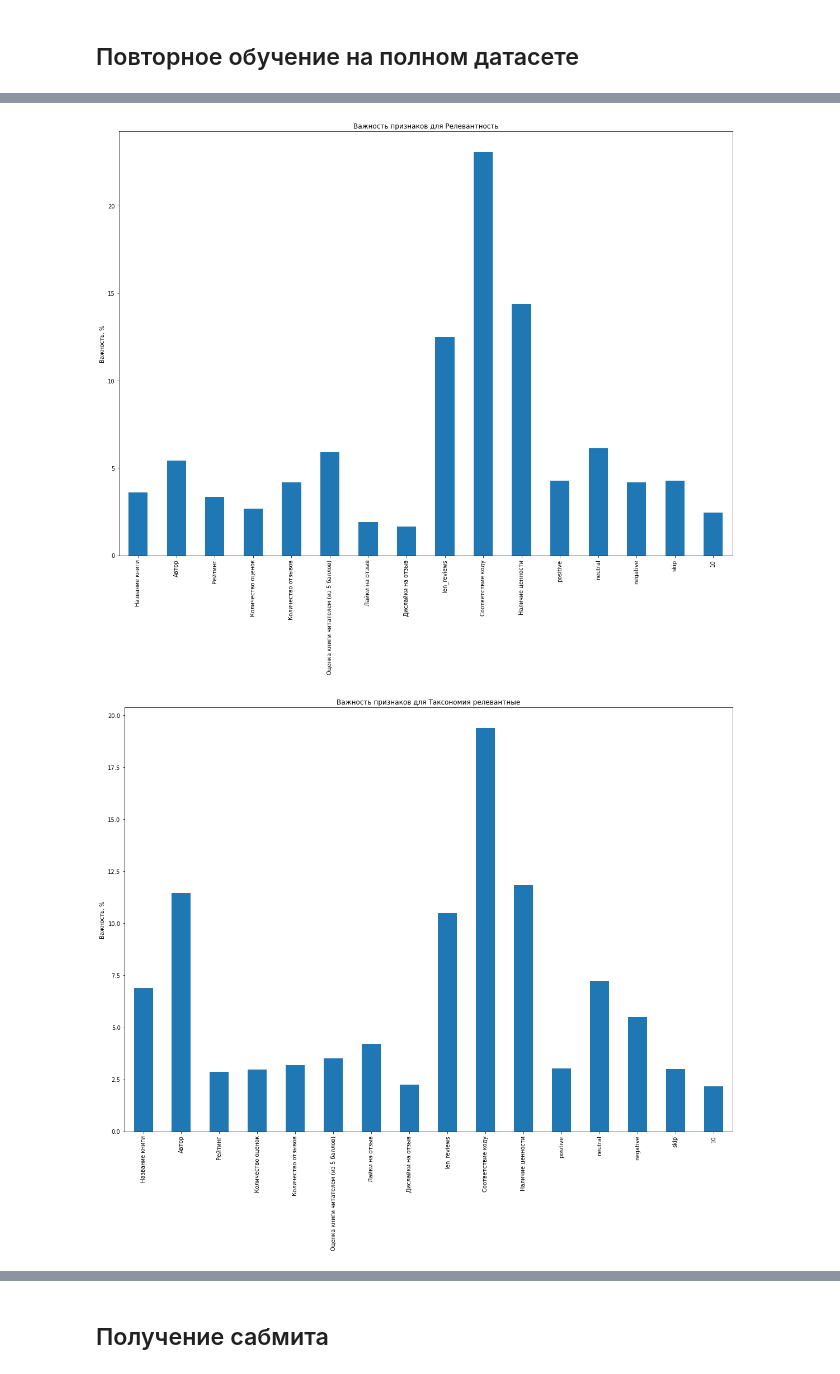
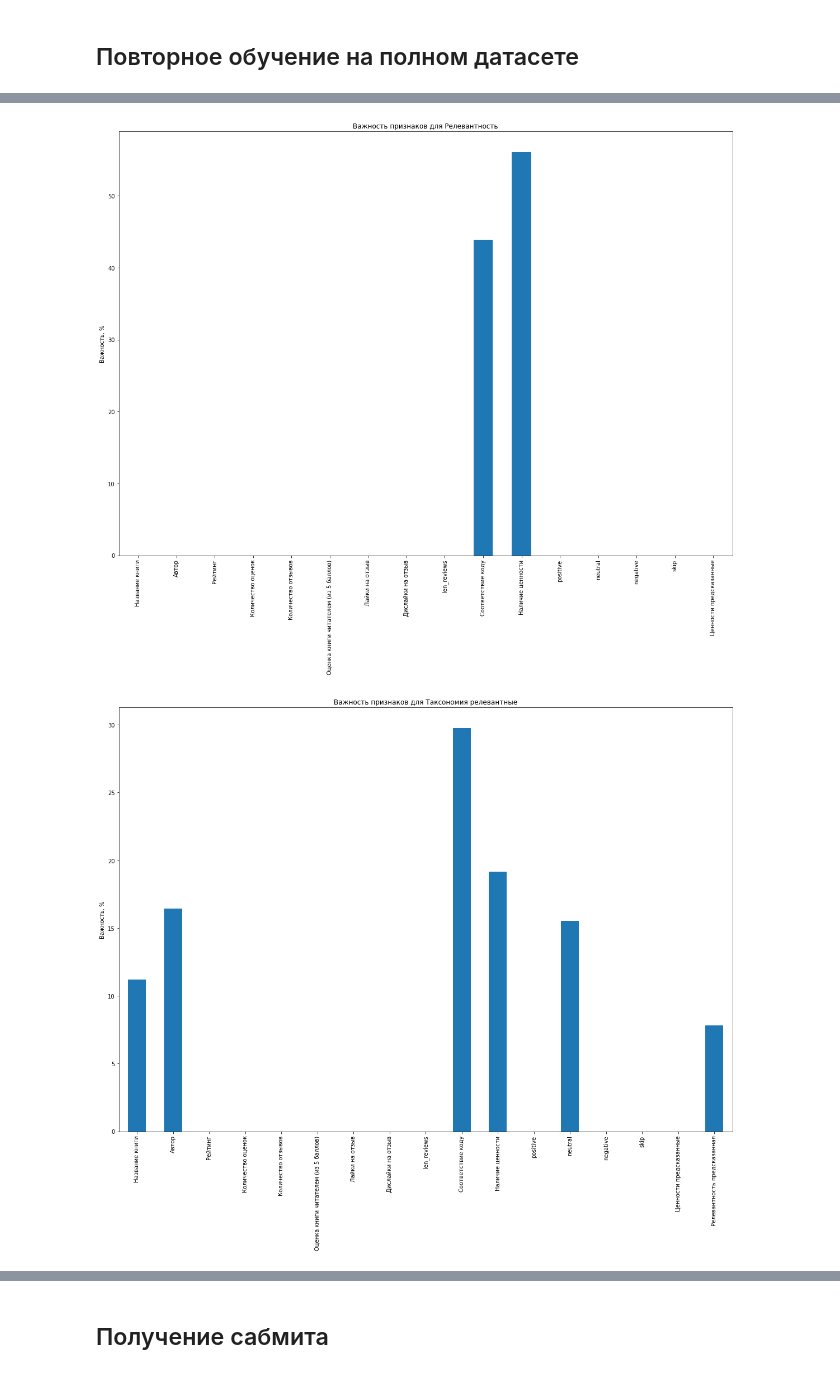
Before and after one commit to Value1965/CulturalCode, a Jupyter notebook: Культурный_baseline.ipynb, the cells around one changed output, grey strips where cells are left out. Cells and saved outputs as stored; diff of their text form; code cells hidden in the pictures.

```diff
--- a/Культурный_baseline.ipynb
+++ b/Культурный_baseline.ipynb
@@ -191,7 +149,7 @@ ch.shape
 # %% [output]
 (300,)
 # %%
-putin='жизнь,достоинство, права и свободы человека, патриотизм, гражданственность,служение Отечеству и ответственность за его судьбу, высокие нравственные идеалы, крепкая семья, созидательный труд, приоритет духовного над материальным, гуманизм, милосердие, справедливость, коллективизм,взаимопомощь и взаимоуважение, историческая память и преемственность поколений, единство народов России'
+#'жизнь,достоинство, права и свободы человека, патриотизм, гражданственность,служение Отечеству и ответственность за его судьбу, высокие нравственные идеалы, крепкая семья, созидательный труд, приоритет духовного над материальным, гуманизм, милосердие, справедливость, коллективизм,взаимопомощь и взаимоуважение, историческая память и преемственность поколений, единство народов России'
 culturalCode = 'жизнь человек,достоинство человек, право человек,свобода человек,патриотизм, гражданственность,служение отечество,ответственность судьба отечество,высокий нравственный идеал, крепкий семья, созидательный труд,приоритет духовное материальное, гуманизм, милосердие, справедливость, коллективизм,взаимопомощь, взаимоуважение, исторический память , преемственность поколение, единство народ Россия'
 culturalList = culturalCode.split(',')
 
@@ -201,7 +159,7 @@ valueLengthList=[]
 for wc in culturalList:
   wc=wc.lower()
   e=zero_word
-  print(wc)
+  #print(wc)
   wcl=wc.strip().split(' ')
   for w in wcl:
     p = morph.parse(w)[0]
@@ -211,3 +169,4 @@ for wc in culturalList:
   valueLengthList.append(len(wcl))
 sumCulturalEmbedding=np.sum(culturalEmbeddingList, axis=0)
 sumCulturalEmbedding.shape
+avgCulturalEmbedding=sumCulturalEmbedding/len(culturalEmbeddingList)
@@ -270,7 +210,7 @@ def get_value(s):
 
 def get_culturalcode(s):
   e=sentence_embedding(s)
-  p_e=sumCulturalEmbedding
+  p_e=avgCulturalEmbedding
   return cosine_similarity(e.reshape(1,-1),p_e.reshape(1,-1))[0][0]
 # %%
 def add_features(df):
@@ -690,8 +624,8 @@ Recall score: 0.6454979173329678
 ## Повторное обучение на полном датасете
 # %%
 from sklearn.model_selection import GridSearchCV
-parameters_v={'depth':[10]}
-parameters={'depth':[6]}
+parameters_v={'depth':[5,6,7,10]}
+parameters={'depth':[5,6,7,10]}
 # %%
 def model_fit(model,X,Y,param,targetname):
 
@@ -703,8 +637,8 @@ def model_fit(model,X,Y,param,targetname):
 
   print(cv.best_score_)
 
-  for key in cv.cv_results_.keys():
-    print(key,cv.cv_results_[key][cv.best_index_])
+  #for key in cv.cv_results_.keys():
+  #  print(key,cv.cv_results_[key][cv.best_index_])
 
   cv_imp = pd.Series(best_model.get_feature_importance(),X.columns)
   fig, ax = plt.subplots(figsize=(16,14))
@@ -725,21 +679,24 @@ y_train_tr = y_train['Таксономия релевантные']
 y_train_tnr = y_train['Таксономия не релевантные']
 y_train_l = y_train['Длина отзыва']
 
-clf_v = CatBoostClassifier(random_state=0,auto_class_weights='Balanced', cat_features=cat_cols, verbose = False ,boosting_type='Ordered') #,ignored_features=[2,3,4,5,6,7,14]
+clf_v = CatBoostClassifier(random_state=0,auto_class_weights='Balanced', cat_features=cat_cols, boosting_type='Ordered', verbose = False ,ignored_features=[0,1,2,3,4,5,6,7,8,11,12,13,14]) #,ignored_features=[0,2,3,4,5,6,7,11,12,13,14],ignored_features=[1,2,3,4,5,6,7,11,12,13,14]
 cv_v=model_fit(clf_v, X_train, y_train_v , parameters_v, 'Ценности')
 
 X_train_v=X_train.copy()
-X_train_v[10]=y_train_v
+X_train_v.insert(15,"Ценности предсказанные",y_train_v)
 
-clf_r = CatBoostClassifier(random_state=0,auto_class_weights='Balanced', cat_features=cat_cols, verbose = False,boosting_type='Ordered')
+clf_r = CatBoostClassifier(random_state=0,auto_class_weights='Balanced', cat_features=cat_cols, boosting_type='Ordered', verbose = False,ignored_features=[0,1,2,3,4,5,6,7,8,11,12,13,14,15])  #,ignored_features=[0]
 cv_r = model_fit(clf_r, X_train_v, y_train_r , parameters, 'Релевантность')
 
-clf_tr = CatBoostClassifier(random_state=0,auto_class_weights='Balanced', cat_features=cat_cols, verbose = False,boosting_type='Ordered')
-cv_tr = model_fit(clf_tr, X_train_v, y_train_tr , parameters, 'Таксономия релевантные')
+X_train_r=X_train_v.copy()
+X_train_r.insert(16,"Релевантность предсказанная",y_train_r)
 
-clf_tnr = CatBoostClassifier(random_state=0,auto_class_weights='Balanced', cat_features=cat_cols, verbose = False,boosting_type='Ordered' ,ignored_features=[2,3,4,5,6,7,13,14])
-cv_tnr=model_fit(clf_tnr, X_train_v, y_train_tnr , parameters, 'Таксономия не релевантные')
+clf_tr = CatBoostClassifier(random_state=0,auto_class_weights='Balanced', cat_features=cat_cols, boosting_type='Ordered', verbose = False,ignored_features=[2,3,4,5,6,7,8,11,13,14,15]) # ,ignored_features=[0]
+cv_tr = model_fit(clf_tr, X_train_r, y_train_tr , parameters, 'Таксономия релевантные')
 
-clf_l = CatBoostClassifier(random_state=0,auto_class_weights='Balanced', cat_features=cat_cols, verbose = False,boosting_type='Ordered')
-cv_l = model_fit(clf_l, X_train_v, y_train_l , parameters,'Длина отзыва')
+clf_tnr = CatBoostClassifier(random_state=0,auto_class_weights='Balanced', cat_features=cat_cols, boosting_type='Ordered', verbose = False ,ignored_features=[2,3,4,5,6,7,10,11,12,15,16]) # ,ignored_features=[0,2,3,4,5,6,7,13,14]
+cv_tnr=model_fit(clf_tnr, X_train_r, y_train_tnr , parameters, 'Таксономия не релевантные')
+
+clf_l = CatBoostClassifier(random_state=0,auto_class_weights='Balanced', cat_features=cat_cols, boosting_type='Ordered', verbose = False ,ignored_features=[0,1,2,3,4,5,7,10,11,12,13,14,15,16]) # ,ignored_features=[0] ,ignored_features=[0,2,3,4,5,6,7,11,13,14]
+cv_l = model_fit(clf_l, X_train_r, y_train_l , parameters,'Длина отзыва')
 # %% [output]
@@ -764,2 +714,2 @@ std_train_score 0.003498501225365072
-[figure, old version]
+[figure, new version]
-[figure, old version]
+[figure, new version]
```
Also changed, not shown: parts of 37 cells of this notebook.
